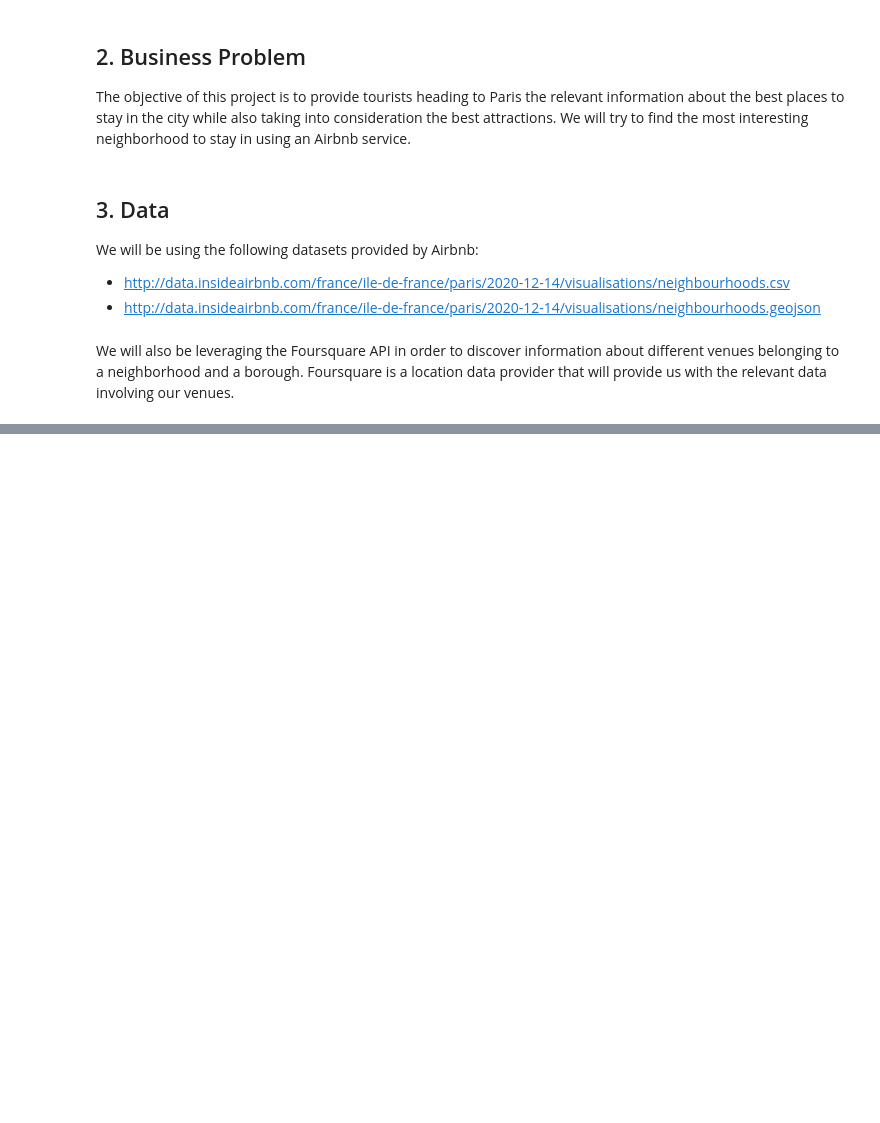
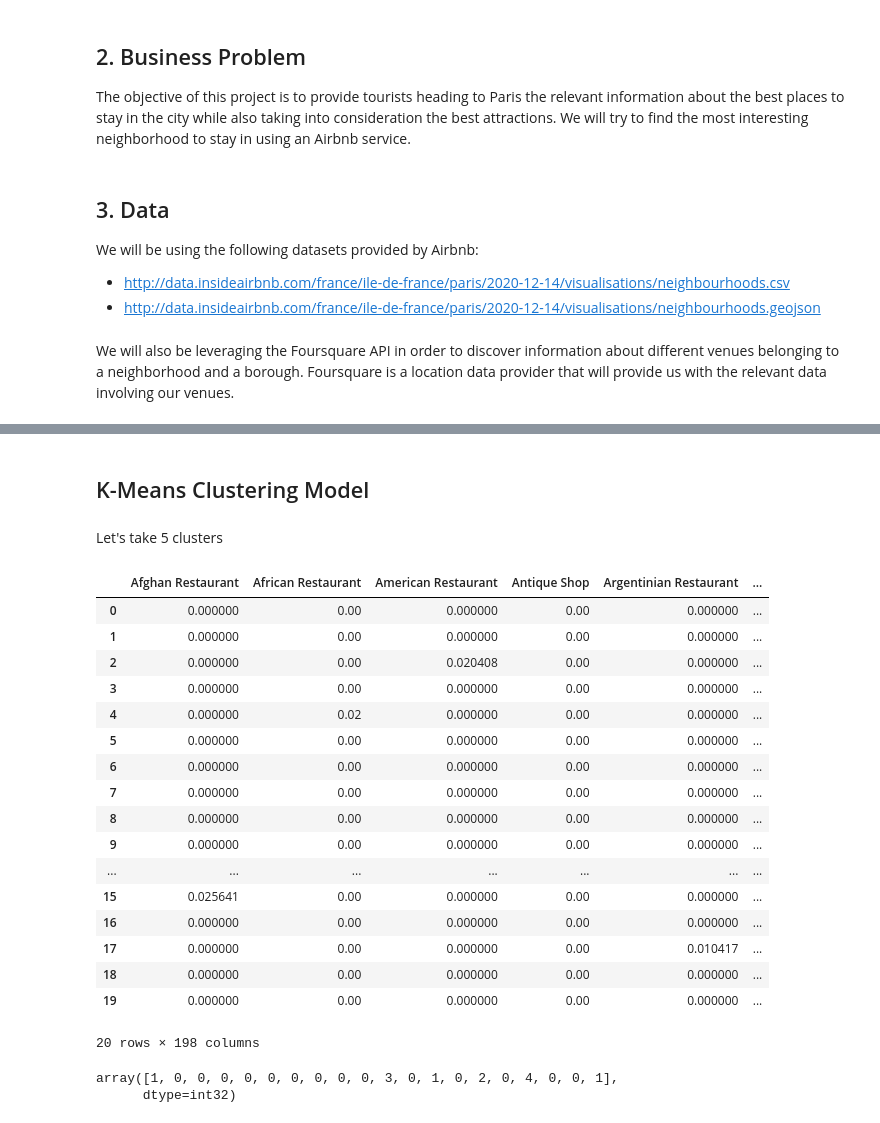
Before and after one commit to zinebmerzak/Coursera_Capstone, a Jupyter notebook: Battle-of-the-Neighborhoods-1.ipynb, the cells around one changed output, grey strips where cells are left out. Cells and saved outputs as stored; diff of their text form; code cells hidden in the pictures; blank space fills up the shorter version.

```diff
--- a/Battle-of-the-Neighborhoods-1.ipynb
+++ b/Battle-of-the-Neighborhoods-1.ipynb
@@ -18,0 +392,36 @@
+# %% [markdown]
+<h2>K-Means Clustering Model</h2>
+# %% [markdown]
+Let's take 5 clusters
+# %%
+# set number of clusters
+kclusters = 5
+paris_grouped_clustering = paris_grouped.drop('Neighbourhood', 1)
+paris_grouped_clustering
+# run k-means clustering
+kmeans_paris = KMeans(n_clusters=kclusters, random_state=0).fit(paris_grouped_clustering)
+# %% [output]
+|  | Afghan Restaurant | African Restaurant | American Restaurant | Antique Shop | Argentinian Restaurant | ... |
+| 0 | 0.000000 | 0.00 | 0.000000 | 0.00 | 0.000000 | ... |
+| 1 | 0.000000 | 0.00 | 0.000000 | 0.00 | 0.000000 | ... |
+| 2 | 0.000000 | 0.00 | 0.020408 | 0.00 | 0.000000 | ... |
+| 3 | 0.000000 | 0.00 | 0.000000 | 0.00 | 0.000000 | ... |
+| 4 | 0.000000 | 0.02 | 0.000000 | 0.00 | 0.000000 | ... |
+| 5 | 0.000000 | 0.00 | 0.000000 | 0.00 | 0.000000 | ... |
+| 6 | 0.000000 | 0.00 | 0.000000 | 0.00 | 0.000000 | ... |
+| 7 | 0.000000 | 0.00 | 0.000000 | 0.00 | 0.000000 | ... |
+| 8 | 0.000000 | 0.00 | 0.000000 | 0.00 | 0.000000 | ... |
+| 9 | 0.000000 | 0.00 | 0.000000 | 0.00 | 0.000000 | ... |
+| ... | ... | ... | ... | ... | ... | ... |
+| 15 | 0.025641 | 0.00 | 0.000000 | 0.00 | 0.000000 | ... |
+| 16 | 0.000000 | 0.00 | 0.000000 | 0.00 | 0.000000 | ... |
+| 17 | 0.000000 | 0.00 | 0.000000 | 0.00 | 0.010417 | ... |
+| 18 | 0.000000 | 0.00 | 0.000000 | 0.00 | 0.000000 | ... |
+| 19 | 0.000000 | 0.00 | 0.000000 | 0.00 | 0.000000 | ... |
+20 rows × 198 columns
+# %%
+kmeans_paris
+kmeans_paris.labels_[0:100]
+# %% [output]
+array([1, 0, 0, 0, 0, 0, 0, 0, 0, 0, 3, 0, 1, 0, 2, 0, 4, 0, 0, 1],
+      dtype=int32)
```
Also changed, not shown: parts of 65 cells of this notebook.
